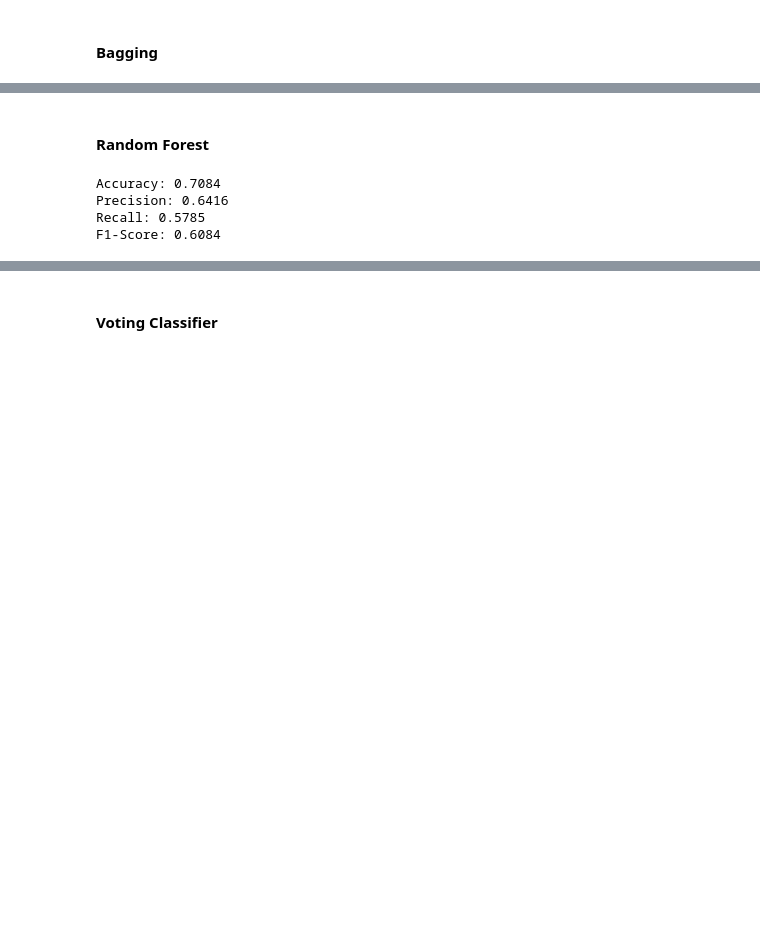
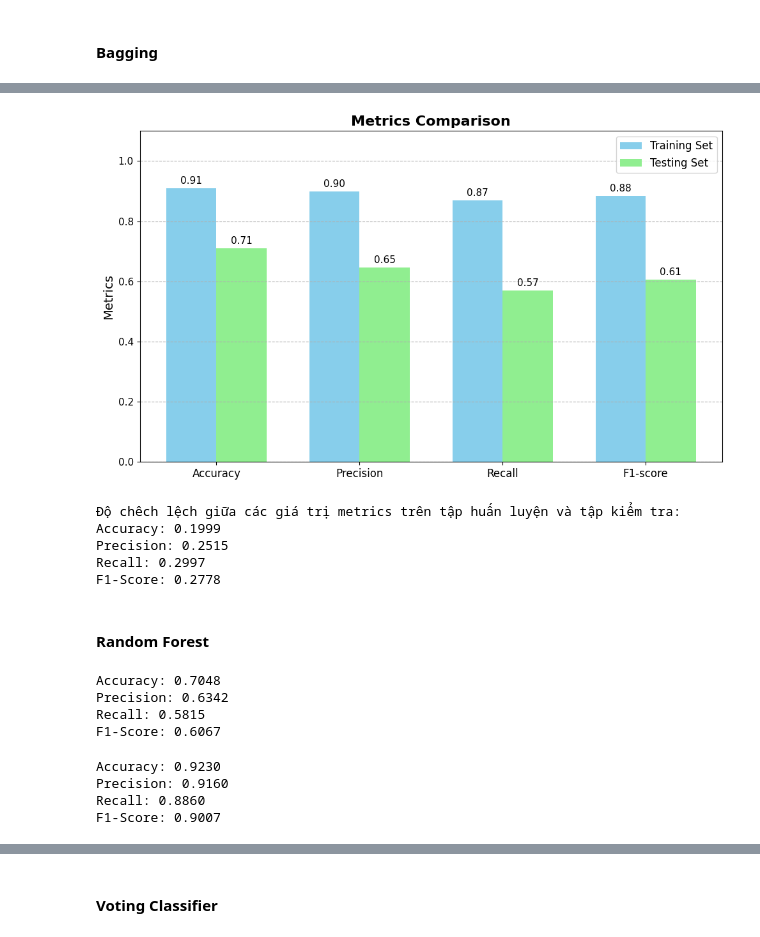
Before and after one commit to trnqbao/machine-learning-final-project, a Jupyter notebook: Ex2.ipynb, the cells around one changed output, grey strips where cells are left out. Drawn from its saved outputs; the diff is of its cells as text; code cells hidden in the pictures; blank space fills up the shorter version.

```diff
--- a/Ex2.ipynb
+++ b/Ex2.ipynb
@@ -625,3 +739,16 @@ F1-Score: 0.6042
+# %%
+training_metrics = [bg_train_accuracy, bg_train_precision, bg_train_recall, bg_train_f1]
+testing_metrics = [bg_accuracy, bg_precision, bg_recall, bg_f1]
+
+compare_metrics(training_metrics, testing_metrics)
+compute_metric_difference(training_metrics, testing_metrics)
+# %% [output]
+[figure, added]
+Độ chêch lệch giữa các giá trị metrics trên tập huấn luyện và tập kiểm tra:
+Accuracy: 0.1999
+Precision: 0.2515
+Recall: 0.2997
+F1-Score: 0.2778
 # %% [markdown]
 #### Random Forest
 # %%
@@ -630,8 +757,6 @@ from sklearn.ensemble import RandomForestClassifier
 rf_clf = RandomForestClassifier()
 
 rf_clf.fit(X_train, y_train)
-
-y_train_pred = rf_clf.predict(X_train)
 y_test_pred = rf_clf.predict(X_test)
 
 rf_accuracy = accuracy_score(y_test, y_test_pred)
@@ -640,11 +765,22 @@ rf_recall = recall_score(y_test, y_test_pred)
 rf_f1 = f1_score(y_test, y_test_pred)
 
 print_metrics(rf_accuracy, rf_precision, rf_recall, rf_f1)
-
-rf_train_before = accuracy_score(y_train, y_train_pred)
-rf_test_before = rf_accuracy
 # %% [output]
-Accuracy: 0.7084
-Precision: 0.6416
-Recall: 0.5785
-F1-Score: 0.6084
+Accuracy: 0.7048
+Precision: 0.6342
+Recall: 0.5815
+F1-Score: 0.6067
+# %%
+y_train_pred = rf_clf.predict(X_train)
+
+rf_train_accuracy = accuracy_score(y_train, y_train_pred)
+rf_train_precision = precision_score(y_train, y_train_pred)
+rf_train_recall = recall_score(y_train, y_train_pred)
+rf_train_f1 = f1_score(y_train, y_train_pred)
+
+print_metrics(rf_train_accuracy, rf_train_precision, rf_train_recall, rf_train_f1)
+# %% [output]
+Accuracy: 0.9230
+Precision: 0.9160
+Recall: 0.8860
+F1-Score: 0.9007
```
Also changed, not shown: parts of 56 cells of this notebook.
